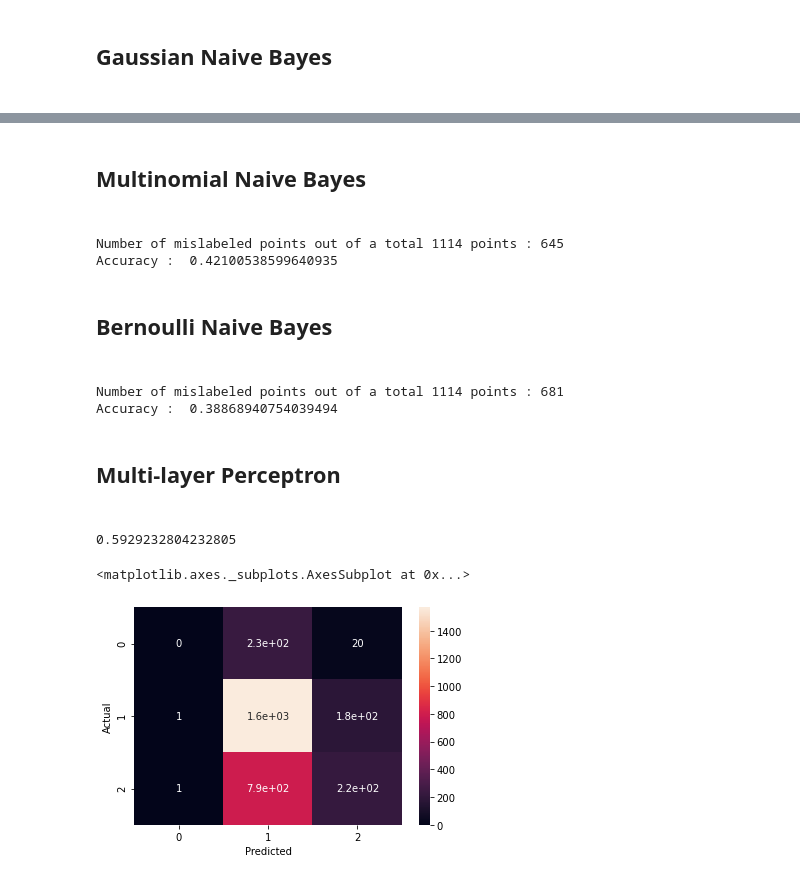
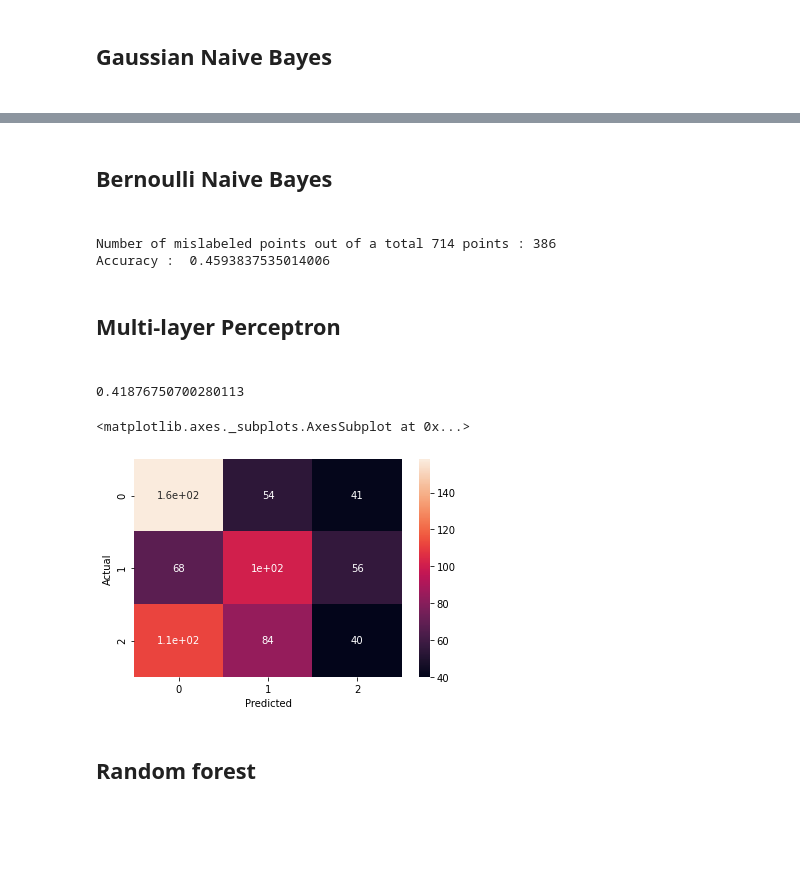
Before and after one commit to AlanPalomino/TTB_2020_2_13, a Jupyter notebook: Classification.ipynb, the cells around one changed output, grey strips where cells are left out. Saved outputs shown, nothing was run; the diff lists cells and outputs as text; code cells hidden in the pictures; blank space fills up the shorter version.

```diff
--- a/Classification.ipynb
+++ b/Classification.ipynb
@@ -51,15 +51,15 @@ pathology[0:13619]
 <h2>Define train set and targets<h2>
 # %%
 a_f=pathology[pathology["cond"] ==0]
-c_c=pathology[pathology["cond"] ==1]
-m_i=pathology[pathology["cond"] ==2]
+c_c=pathology[pathology["cond"] ==1][0:1190]
+m_i=pathology[pathology["cond"] ==2][0:1190]
 
-atrial_f=a_f[["ae_m","ae_v","se_m","se_v","hfd_m","hfd_v","dfa_m","dfa_v","psd_m","psd_v"]]
-congestive_h=c_c[["ae_m","ae_v","se_m","se_v","hfd_m","hfd_v","dfa_m","dfa_v","psd_m","psd_v"]]
-myocardial_i=m_i[["ae_m","ae_v","se_m","se_v","hfd_m","hfd_v","dfa_m","dfa_v","psd_m","psd_v"]]
+atrial_f = a_f[["ae_m","ae_v","se_m","se_v","hfd_m","hfd_v","dfa_m","dfa_v","psd_m","psd_v"]]
+congestive_h = c_c[["ae_m","ae_v","se_m","se_v","hfd_m","hfd_v","dfa_m","dfa_v","psd_m","psd_v"]]
+myocardial_i = m_i[["ae_m","ae_v","se_m","se_v","hfd_m","hfd_v","dfa_m","dfa_v","psd_m","psd_v"]]
 
-targets=a_f['cond'].tolist()+c_c['cond'].tolist()+m_i['cond'].tolist()
-X=pd.concat([atrial_f,congestive_h,myocardial_i],ignore_index=True)
+targets=a_f['cond'].tolist()+m_i['cond'].tolist()+c_c['cond'].tolist()
+X=pd.concat([atrial_f,myocardial_i,congestive_h],ignore_index=True)
 X
 # %% [output]
 |  | ae_m | ae_v | se_m | se_v | hfd_m | hfd_v | dfa_m | dfa_v | psd_m | psd_v |
@@ -303,8 +303,14 @@ print(len(y_train))
 # %% [markdown]
 <h2>Logistic regression function<h2>
 # %%
+from sklearn.preprocessing import StandardScaler
+
 logistic_regression= LogisticRegression(max_iter=20000)
+sc = StandardScaler()
+X_train = sc.fit_transform(X_train)
+
 logistic_regression.fit(X_train,y_train)
+X_test = sc.fit_transform(X_test)
 y_pred=logistic_regression.predict(X_test)
 y_test=np.array(y_test)
 # %% [markdown]
@@ -378,17 +368,3 @@ Accuracy :  0.42010771992818674
-# %% [markdown]
-<h2>Multinomial Naive Bayes<h2>
-# %%
-from sklearn.naive_bayes import MultinomialNB
-
-mnb = MultinomialNB()
-y_pred = mnb.fit(X_train, y_train).predict(X_test)
-print("Number of mislabeled points out of a total %d points : %d"
-      % (X_test.shape[0], (y_test != y_pred).sum()))
-acc=1-(y_test != y_pred).sum()/X_test.shape[0]
-print("Accuracy : ", acc)
-# %% [output]
-Number of mislabeled points out of a total 1114 points : 645
-Accuracy :  0.42100538599640935
 # %% [markdown]
 <h2>Bernoulli Naive Bayes<h2>
 # %%
@@ -401,28 +377,30 @@ print("Number of mislabeled points out of a total %d points : %d"
 acc=1-(y_test != y_pred).sum()/X_test.shape[0]
 print("Accuracy : ", acc)
 # %% [output]
-Number of mislabeled points out of a total 1114 points : 681
-Accuracy :  0.38868940754039494
+Number of mislabeled points out of a total 714 points : 386
+Accuracy :  0.4593837535014006
 # %% [markdown]
 <h2>Multi-layer Perceptron<h2>
 # %%
 from sklearn.neural_network import MLPClassifier
 from sklearn.preprocessing import StandardScaler
 
 sc = StandardScaler()
 X_train = sc.fit_transform(X_train)
 
-clf = MLPClassifier(solver='lbfgs', alpha=1e-5, hidden_layer_sizes=(10, 2), random_state=1,max_iter=20000)
+clf = MLPClassifier(solver='lbfgs', alpha=1e-5, hidden_layer_sizes=(5, 2), random_state=1,max_iter=20000)
 clf.fit(X_train, y_train)
 
 X_test = sc.fit_transform(X_test)
 
 print(clf.score(X_test, y_test))
 
 y_pred = clf.predict(X_test)
 confusion_matrix = pd.crosstab(np.array(y_test), np.array(y_pred), rownames=['Actual'], colnames=['Predicted'])
 sn.heatmap(confusion_matrix, annot=True)
 # %% [output]
-0.5929232804232805
+0.41876750700280113
 <matplotlib.axes._subplots.AxesSubplot at 0x...>
-[figure, old version]
+[figure, new version]
+# %% [markdown]
+<h2>Random forest<h2>
```
Also changed, not shown: parts of 17 cells of this notebook.
